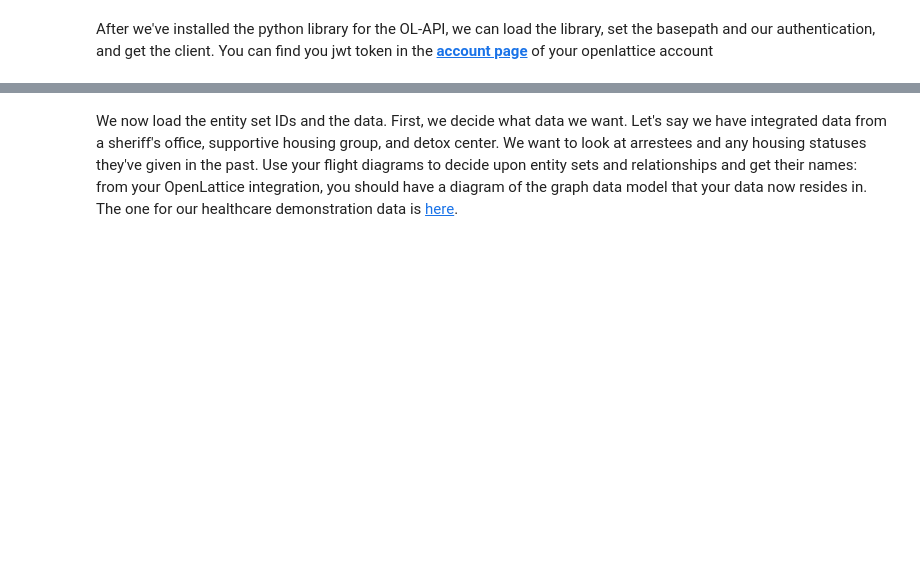
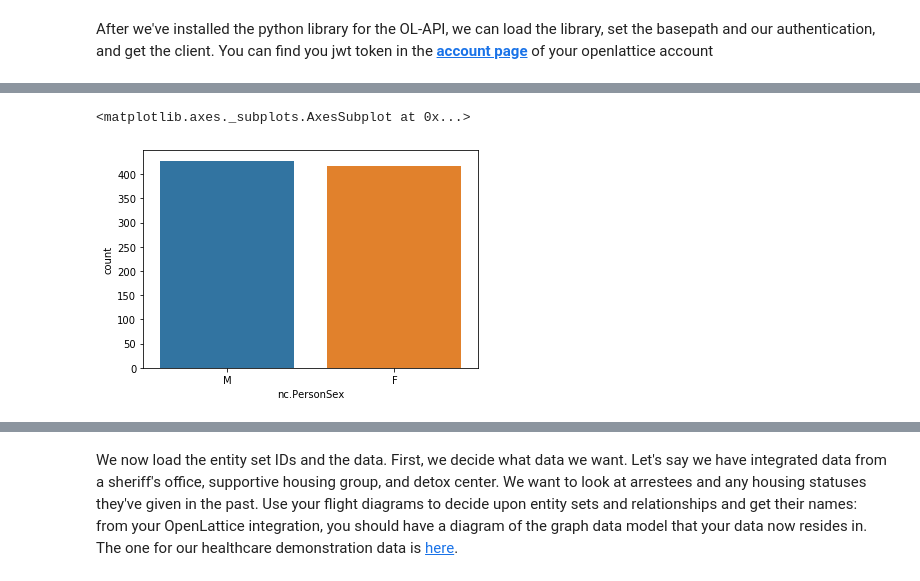
Before and after one commit to openlattice/api-clients, a Jupyter notebook: examples/Load_and_combine_data_python_tutorial.ipynb, the cells around one changed output, grey strips where cells are left out. Saved outputs shown, nothing was run; the diff lists cells and outputs as text; code cells hidden in the pictures; blank space fills up the shorter version.

```diff
--- a/examples/Load_and_combine_data_python_tutorial.ipynb
+++ b/examples/Load_and_combine_data_python_tutorial.ipynb
@@ -22,4 +44,5 @@ In this notebook, we'll use the edmAPI (to find the details of the entity sets),
 # %%
-edmAPI = openlattice.EdmApi(openlattice.ApiClient(configuration))
-dataAPI = openlattice.DataApi(openlattice.ApiClient(configuration))
-searchAPI = openlattice.SearchApi(openlattice.ApiClient(configuration))
+edmApi = openlattice.EdmApi(openlattice.ApiClient(configuration))
+entitySetsApi = openlattice.EdmApi(openlattice.ApiClient(configuration))
+dataApi = openlattice.DataApi(openlattice.ApiClient(configuration))
+searchApi = openlattice.SearchApi(openlattice.ApiClient(configuration))
@@ -27,0 +134,3 @@ searchAPI = openlattice.SearchApi(openlattice.ApiClient(configuration))
+# %%
+entity_set_id = entitySetsApi.get_entity_set_id("DemoArrestees")
+print(entity_set_id)
@@ -27,0 +183,13 @@ searchAPI = openlattice.SearchApi(openlattice.ApiClient(configuration))
+# %%
+def unnest(df, col):
+    unnested = (df.apply(lambda x: pd.Series(x[col]), axis=1)
+                .stack()
+                .reset_index(level=1, drop=True))
+    unnested.name = col
+    return df.drop(col, axis=1).join(unnested)
+
+df_sex = unnest(df, "nc.PersonSex")
+sns.countplot(x = 'nc.PersonSex', data=df_sex)
+# %% [output]
+<matplotlib.axes._subplots.AxesSubplot at 0x...>
+[figure, added]
```
Also changed, not shown: parts of 58 cells of this notebook.
